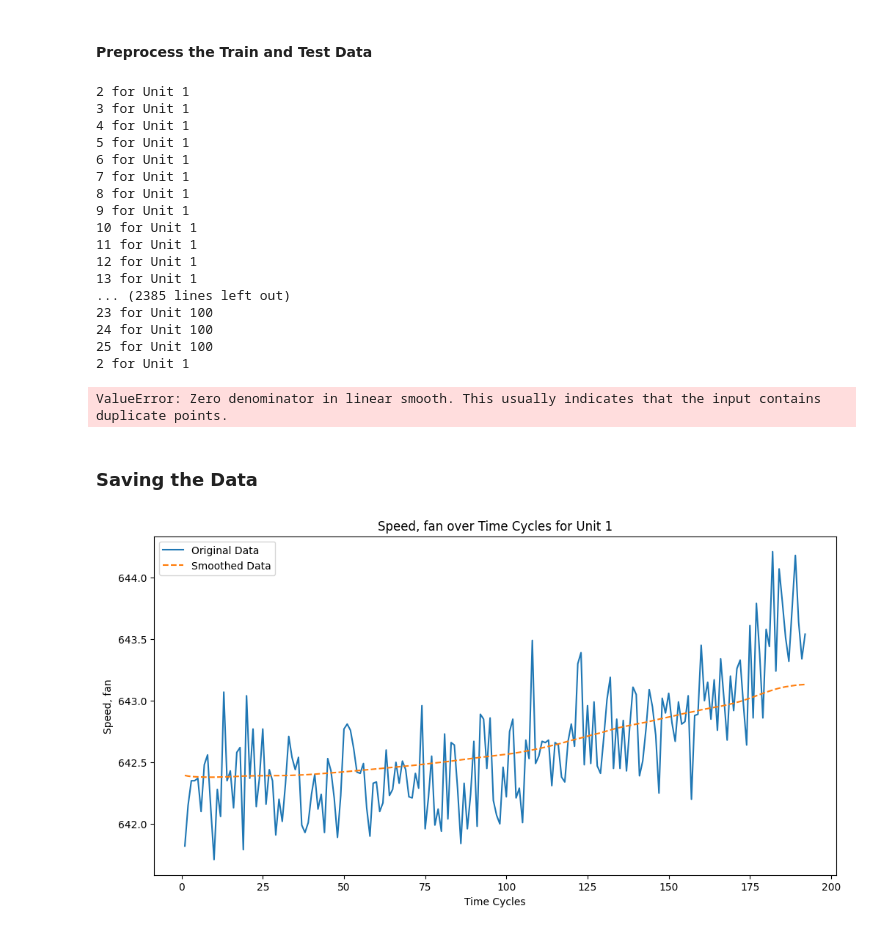
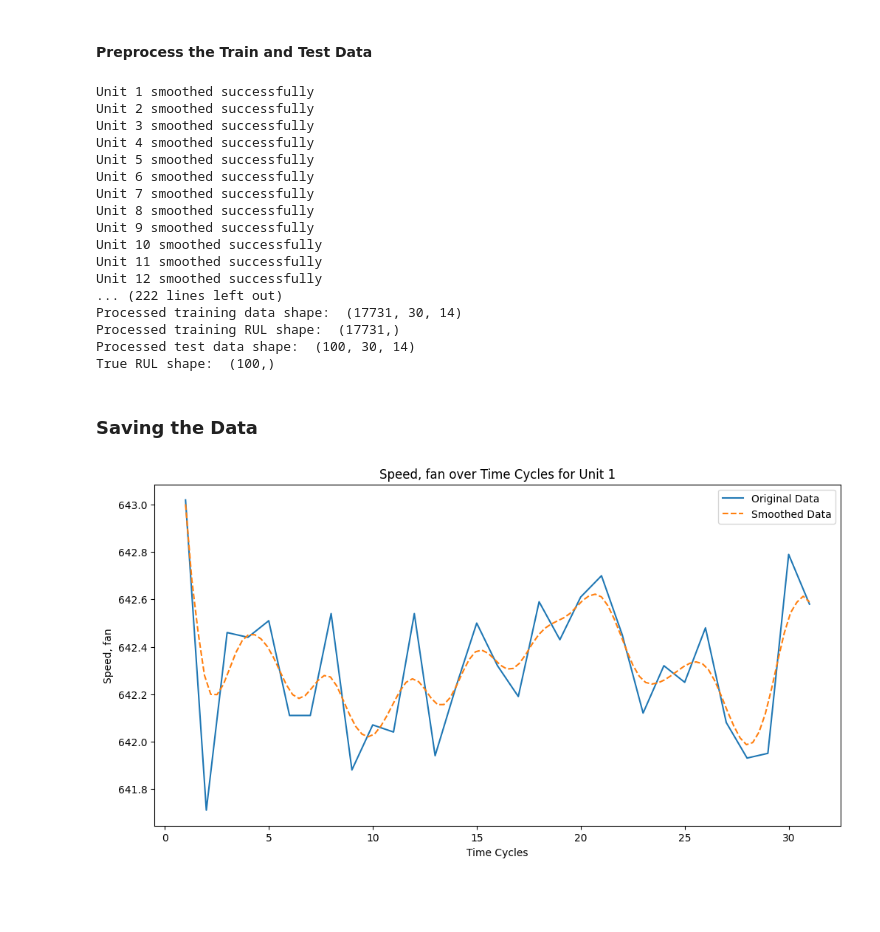
Before and after one commit to sakinanazarali/RUL_Prediction, a Jupyter notebook: data_processing/data_processing_with_smoothing.ipynb, the cells around one changed output. Cells and saved outputs as stored; diff of their text form; code cells hidden in the pictures; blank space fills up the shorter version.

Commit message:
restored and finalized smoothing and TTM

```diff
--- a/data_processing/data_processing_with_smoothing.ipynb
+++ b/data_processing/data_processing_with_smoothing.ipynb
@@ -275,11 +275,11 @@ early_rul_threshold = 125
 num_test_windows = 1
 columns_to_drop = [0, 1] + missing_indices
 
-# load the datasets into one function which outputs the train, test, and true RUL
+# load the datasets into one function which outputs the test, test, and true RUL
 def load_datasets():
-    train_data = pd.read_csv("../data/CMAPSSData/train_FD001.txt", sep="\s+", header=None)
-    test_data = pd.read_csv("../data/CMAPSSData/test_FD001.txt", sep="\s+", header=None)
-    true_rul = pd.read_csv("../data/CMAPSSData/RUL_FD001.txt", sep='\s+', header=None)
+    test_data = pd.read_csv("../data/CMAPSSData/train_FD001.txt", sep="\s+", header=None)
+    test_data  = pd.read_csv("../data/CMAPSSData/test_FD001.txt", sep="\s+", header=None)
+    true_rul   = pd.read_csv("../data/CMAPSSData/RUL_FD001.txt", sep='\s+', header=None)
     return train_data, test_data, true_rul
 
 # scale the dataset, preserving the first column (unit number)
@@ -381,7 +418,9 @@ def supersmooth(df):
 train_data, test_data, true_rul = load_datasets()
 
 # apply smoothing to the datasets
+expanded_units = []
 smoothed_train_data = supersmooth(train_data)
+expanded_units = []
 smoothed_test_data = supersmooth(test_data)
 
 # scale the smoothed datasets
@@ -405,24 +444,23 @@ print("Processed training RUL shape: ", train_target_values.shape)
 print("Processed test data shape: ", test_data_batches.shape)
 print("True RUL shape: ", true_rul_values.shape)
 # %% [output]
-2 for Unit 1
-3 for Unit 1
-4 for Unit 1
-5 for Unit 1
-6 for Unit 1
-7 for Unit 1
-8 for Unit 1
-9 for Unit 1
-10 for Unit 1
-11 for Unit 1
-12 for Unit 1
-13 for Unit 1
-... (2385 lines left out)
-23 for Unit 100
-24 for Unit 100
-25 for Unit 100
-2 for Unit 1
+Unit 1 smoothed successfully
+Unit 2 smoothed successfully
+Unit 3 smoothed successfully
+Unit 4 smoothed successfully
+Unit 5 smoothed successfully
+Unit 6 smoothed successfully
+Unit 7 smoothed successfully
+Unit 8 smoothed successfully
+Unit 9 smoothed successfully
+Unit 10 smoothed successfully
+Unit 11 smoothed successfully
+Unit 12 smoothed successfully
+... (222 lines left out)
+Processed training data shape:  (17731, 30, 14)
+Processed training RUL shape:  (17731,)
+Processed test data shape:  (100, 30, 14)
+True RUL shape:  (100,)
-ValueError: Zero denominator in linear smooth. This usually indicates that the input contains duplicate points.
 # %% [markdown]
 ### Saving the Data
 # %%
@@ -454,20 +492,20 @@ with open(os.path.join(output_dir, 'test_data_no_batches.pkl'), 'wb') as f:
 # %%
 # Define the column index for 'Speed, fan'
 speed_fan_index = 6  # Assuming 'Speed, fan' is the 7th column (0-based index)
 
 # Filter data for a specific unit number, e.g., unit 1
 unit_number = 1
-train_unit_data = train_data[train_data[0] == unit_number]
-smoothed_train_unit_data = smoothed_train_data[smoothed_train_data[0] == unit_number]
+test_unit_data = test_data[test_data[0] == unit_number]
+smoothed_test_unit_data = smoothed_test_data[smoothed_test_data[0] == unit_number]
 
 # Plot the data
 plt.figure(figsize=(12, 6))
-plt.plot(train_unit_data[1], train_unit_data[speed_fan_index], label='Original Data')
-plt.plot(smoothed_train_unit_data[1], smoothed_train_unit_data[speed_fan_index], label='Smoothed Data', linestyle='--')
+plt.plot(test_unit_data[1], test_unit_data[speed_fan_index], label='Original Data')
+plt.plot(smoothed_test_unit_data[1], smoothed_test_unit_data[speed_fan_index], label='Smoothed Data', linestyle='--')
 plt.xlabel('Time Cycles')
 plt.ylabel('Speed, fan')
 plt.title('Speed, fan over Time Cycles for Unit 1')
 plt.legend()
 plt.show()
 # %% [output]
-[figure, old version]
+[figure, new version]
```
Also changed, not shown: parts of 3 cells of this notebook, 18 other files.
